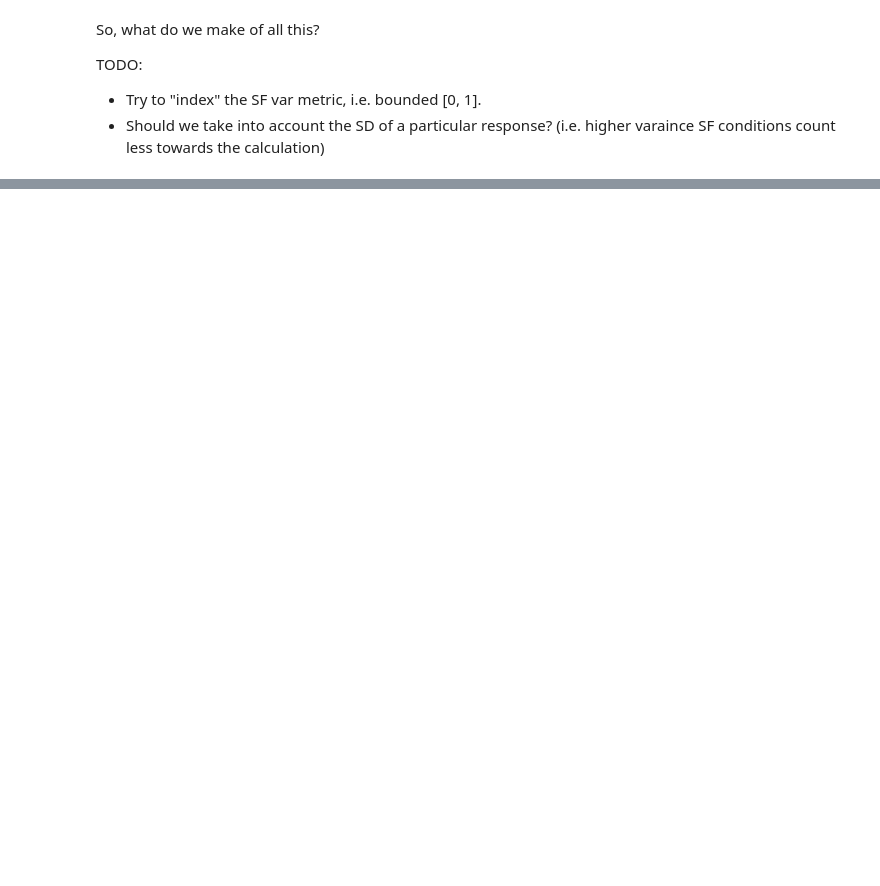
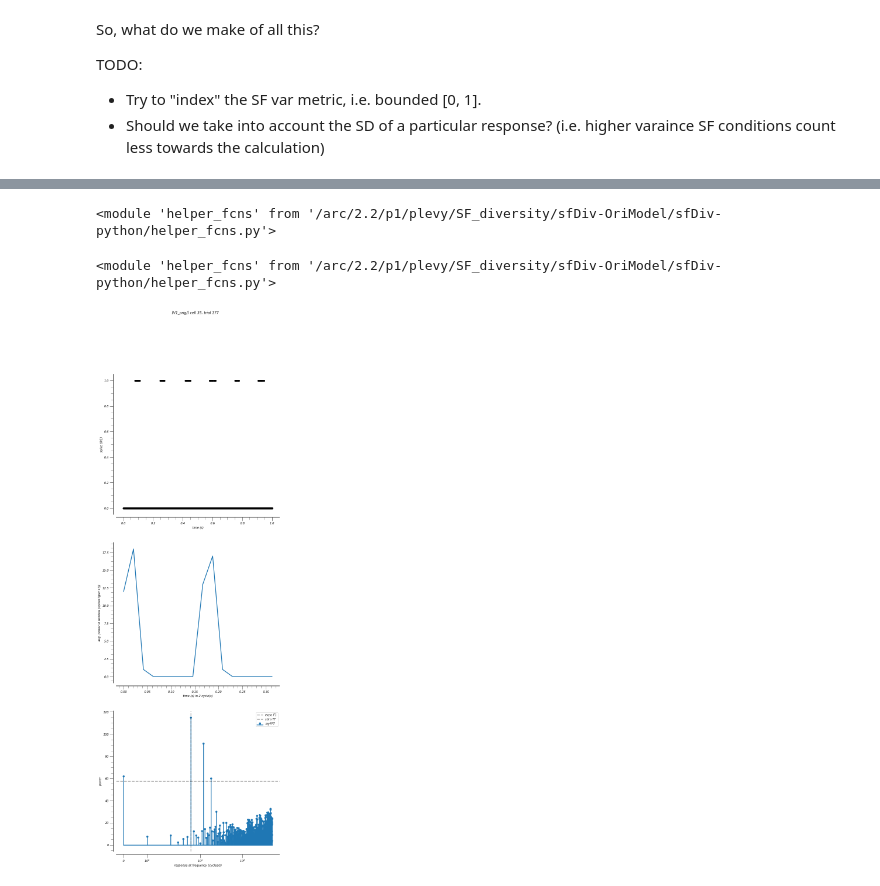
Before and after one commit to paul-levy/SF-diversity, a Jupyter notebook: sandbox_careful.ipynb, the cells around one changed output, grey strips where cells are left out. Saved outputs shown, nothing was run; the diff lists cells and outputs as text; code cells hidden in the pictures; blank space fills up the shorter version.

```diff
--- a/sandbox_careful.ipynb
+++ b/sandbox_careful.ipynb
@@ -316,0 +381,70 @@ TODO:
+# %%
+autoreload.reload(hf)
+# %% [output]
+<module 'helper_fcns' from '/arc/2.2/p1/plevy/SF_diversity/sfDiv-OriModel/sfDiv-python/helper_fcns.py'>
+# %%
+nComps = lambda tr_inf, ind: np.sum(np.array([x[ind] for x in tr_inf['con']])>0)
+fold_cycle = 2;
+# %%
+autoreload.reload(hf)
+# %% [output]
+<module 'helper_fcns' from '/arc/2.2/p1/plevy/SF_diversity/sfDiv-OriModel/sfDiv-python/helper_fcns.py'>
+# %%
+######
+# analyze PSTH/FT
+######
+
+# let's pick a particular trial to look at - find a single grating case!
+# pick the highest-amplitude trial, that is single grating
+nth_highest = 0; # 0 is highest
+
+non_nan = np.where(~np.isnan(expo_f1))[0];
+sort_asc = np.argsort(expo_f1[non_nan]);
+toUse = [];
+for i in reversed(sort_asc):
+    if nComps(tr_inf, non_nan[i]) == 1:
+        if nth_highest == 0:
+            toUse = non_nan[i];
+            break;
+        else:
+            nth_highest -= 1;
+full_ind = toUse;
+
+spike_times, n_spikes = tr_inf['spikeTimes'][full_ind], spike_count[full_ind];
+ph_rel_stim, stim_phase, resp_phase, all_tf = hf.get_true_phase(tr_inf, [full_ind], expInd);
+psth, bins = hf.make_psth([spike_times], stimDur=stimDur);
+fold, edges, normed = hf.fold_psth(spike_times, all_tf[0], resp_phase[0], n_cycles=fold_cycle, n_bins=8)
+
+## now plot
+f, ax = plt.subplots(3, 1, figsize=(1*10, 3*10));
+
+# first plot spike raster (yes, it's binned PSTH, but bin width small enough to have only 1 spike per bin)
+ax[0].plot(bins[0][1:], psth[0], 'ko'); # "delist"
+ax[0].set_xlabel('time (s)')
+ax[0].set_ylabel('spike (0/1)')
+# then plot folded PSTH
+ax[1].plot(edges[0:-1], fold);
+ax[1].set_xlabel('time (s) in %d cycle(s)' % fold_cycle)
+ax[1].set_ylabel('avg. power in window (spikes?(per s?))')
+# finally, let's plot the full FT power spectrum
+power, rel_power, full_ft = hf.spike_fft(psth, tfs=all_tf[0], stimDur=stimDur);
+ax[2].stem(power[0], basefmt='', label='myFFT');
+# and the expo-determined F1
+orig_f1 = np.abs(tr_inf['f1'][full_ind])
+ax[2].axhline(orig_f1, color='k', ls='--', alpha=0.3, label='expo F1')
+tf_xloc = hf.tf_to_ind(all_tf, stimDur)[0];
+ax[2].axvline(tf_xloc, color='k', linestyle='--', alpha=0.3, label='stim TF');
+# and the DC
+dc_rate = spike_count[full_ind] / stimDur;
+if dc_rate != power[0][0]: # equivalent to stimDur != 1...
+    ax[2].axhline(dc_rate, color='r', linestyle='--', alpha=0.3, label='DC rate (spks/s)');
+# adjust the scales/labels
+ax[2].set_xscale('symlog')
+ax[2].set_xlabel('response at frequency (cycles/s)')
+ax[2].set_ylabel('power')
+ax[2].legend();
+# add title
+f.suptitle('[%s] cell %d, trial %d' % (expDir, which_cell, full_ind));
+sns.despine(offset=10)
+# %% [output]
+[figure, added]
```
Also changed, not shown: parts of 12 cells of this notebook, 1 other file.
